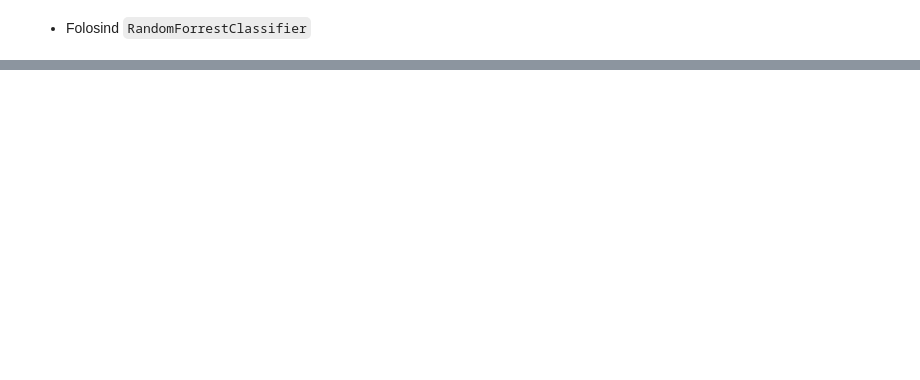
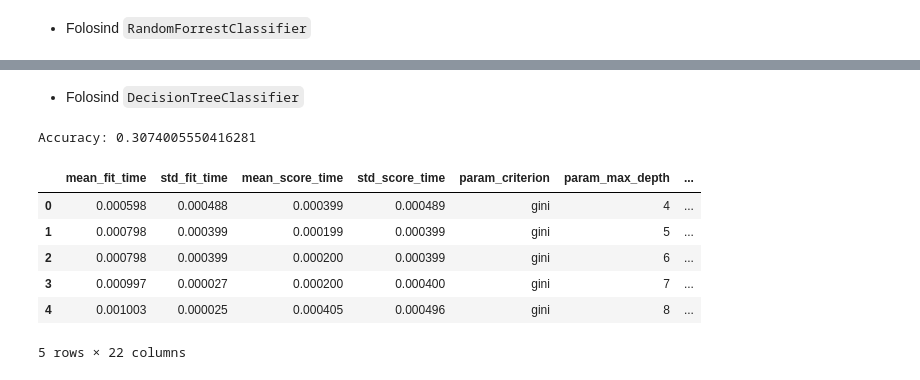
Before and after one commit to brasilnike/Teme-Introducere-in-Data-Science, a Jupyter notebook: Tema4 - IDS/Homework progress/Tema4_IDS.ipynb, the cells around one changed output, grey strips where cells are left out. Saved outputs shown, nothing was run; the diff lists cells and outputs as text; code cells hidden in the pictures; blank space fills up the shorter version.

```diff
--- a/Tema4 - IDS/Homework progress/Tema4_IDS.ipynb
+++ b/Tema4 - IDS/Homework progress/Tema4_IDS.ipynb
@@ -1037,0 +1074,15 @@ Accuracy: 0.921951219512195
+# %% [markdown]
+* Folosind `DecisionTreeClassifier`
+# %%
+parameter_grid = {'criterion':['gini','entropy'], 'max_depth': list(range(4, 10))}
+df_grid_search = calculate_performance(model=DecisionTreeClassifier(), parameter_grid=parameter_grid, X=CSM_X, y=CSM_y)
+df_grid_search.head()
+# %% [output]
+Accuracy: 0.3074005550416281
+|  | mean_fit_time | std_fit_time | mean_score_time | std_score_time | param_criterion | param_max_depth | ... |
+| 0 | 0.000598 | 0.000488 | 0.000399 | 0.000489 | gini | 4 | ... |
+| 1 | 0.000798 | 0.000399 | 0.000199 | 0.000399 | gini | 5 | ... |
+| 2 | 0.000798 | 0.000399 | 0.000200 | 0.000399 | gini | 6 | ... |
+| 3 | 0.000997 | 0.000027 | 0.000200 | 0.000400 | gini | 7 | ... |
+| 4 | 0.001003 | 0.000025 | 0.000405 | 0.000496 | gini | 8 | ... |
+5 rows × 22 columns
```
Also changed, not shown: parts of 44 cells of this notebook.
